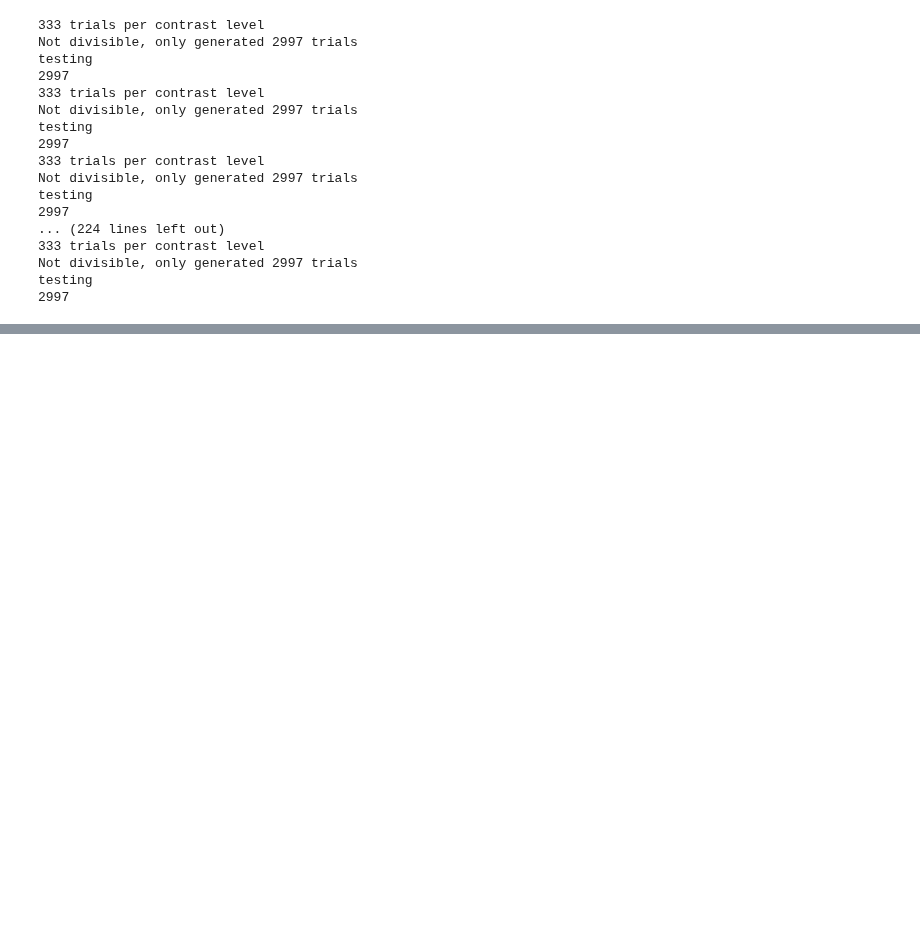
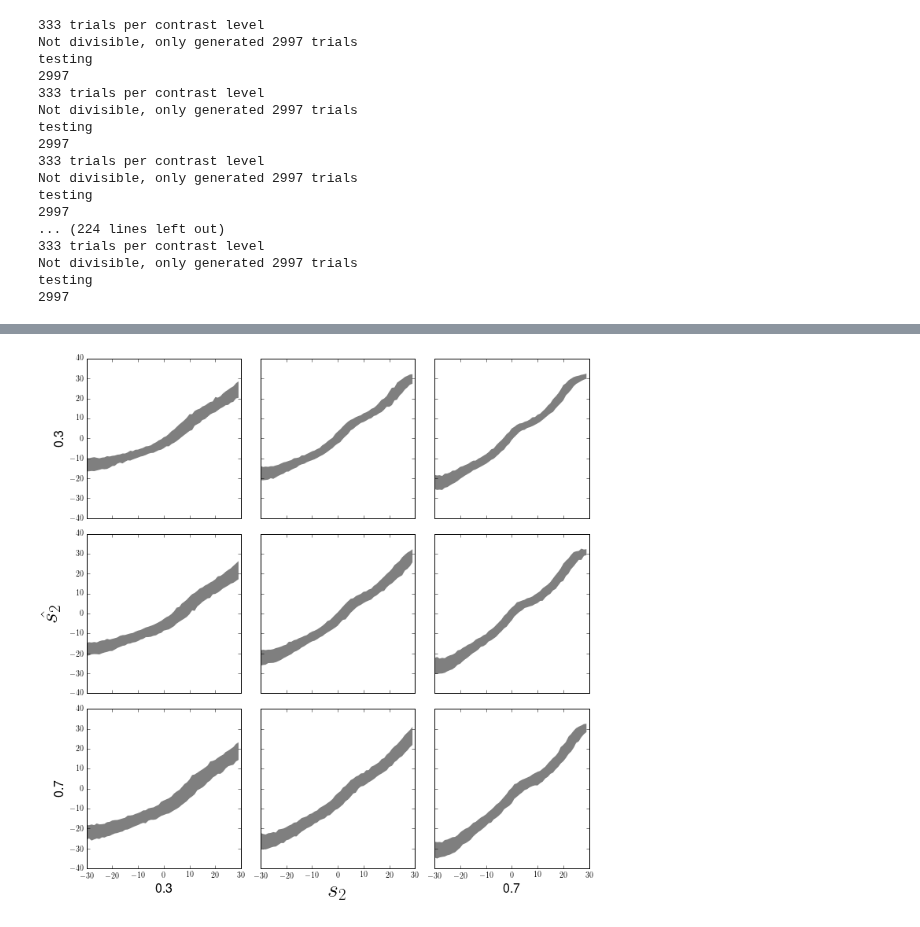
Before and after one commit to NYUMaLab/Divisive_Normalization_Project, a Jupyter notebook: Code/Demixing/Demixing DNN.ipynb, the cells around one changed output, grey strips where cells are left out. Cells and saved outputs as stored; diff of their text form; code cells hidden in the pictures; blank space fills up the shorter version.

```diff
--- a/Code/Demixing/Demixing DNN.ipynb
+++ b/Code/Demixing/Demixing DNN.ipynb
@@ -1252,0 +1224,21 @@ NameError: name 'plt' is not defined
+# %%
+%matplotlib inline
+s = range(-30, 30)
+f, ax = plt.subplots(3, 3, sharex=True, sharey=True)
+plt.rc('text', usetex=True)
+plt.ylim([-40,40])
+for c in range(discrete_c**2):
+    x, y = c/discrete_c, c%discrete_c
+    neg_sd_nn_rms_c = mean_s2_nn_rms_c[:, c] - np.sqrt(var_s2_nn_rms_c[:, c])
+    pos_sd_nn_rms_c = mean_s2_nn_rms_c[:, c] + np.sqrt(var_s2_nn_rms_c[:, c])
+    ax[x, y].fill_between(s, pos_sd_nn_rms_c, neg_sd_nn_rms_c, facecolor='k', alpha=0.5, edgecolor="None", label="NN")
+ax[2, 1].set_xlabel(r'$s_2$',fontsize=30)
+ax[1, 0].set_ylabel(r'$\hat{s_2}$',fontsize=30)
+ax[2, 0].set_xlabel(.3, fontsize=16)
+ax[2, 2].set_xlabel(.7, fontsize=16)
+ax[0, 0].set_ylabel(.3, fontsize=16)
+ax[2, 0].set_ylabel(.7, fontsize=16)
+f.set_size_inches(10,10)
+plt.tight_layout()
+# %% [output]
+[figure, added]
```
Also changed, not shown: parts of 7 cells of this notebook, 2 other files.
